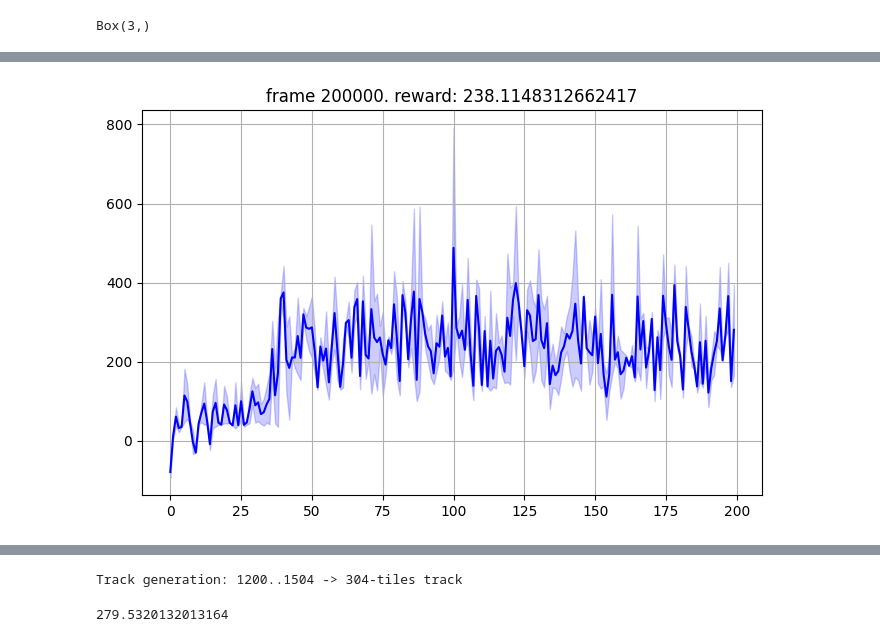
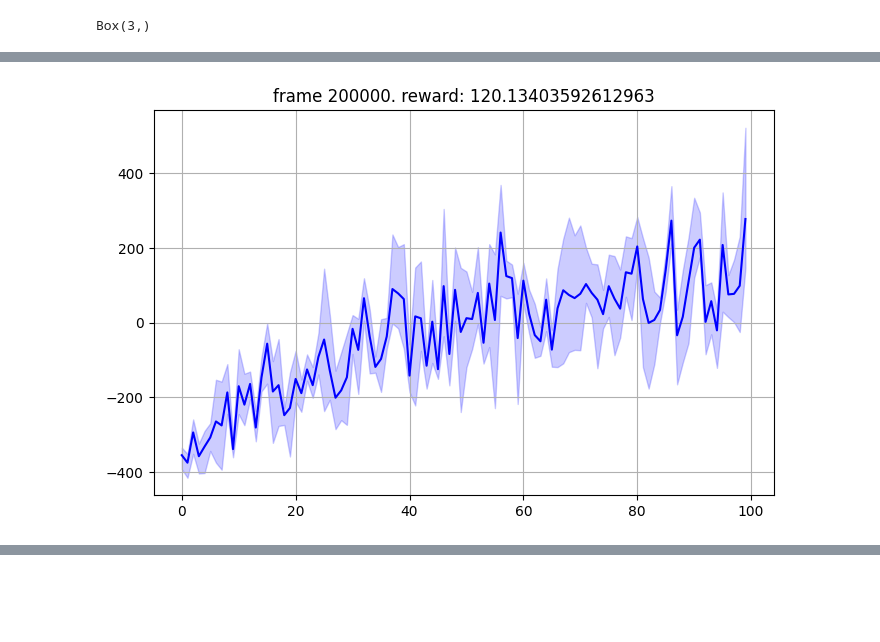
Before and after one commit to nimahsn/lusr_carracing, a Jupyter notebook: carracing_ppo.ipynb, the cells around one changed output, grey strips where cells are left out. Drawn from its saved outputs; the diff is of its cells as text; code cells hidden in the pictures; blank space fills up the shorter version.

```diff
--- a/carracing_ppo.ipynb
+++ b/carracing_ppo.ipynb
@@ -145,16 +146,16 @@ def ppo_update(model, ppo_epochs, mini_batch_size, states, actions, log_probs, r
                 # critic_loss = (return_ - value).pow(2).mean()
                 critic_loss = tf.reduce_mean(tf.square(return_ - value))
 
-                loss = 0.5 * critic_loss + actor_loss - 0.001 * entropy
+                loss = 0.8 * critic_loss + actor_loss - 0.001 * entropy
 
             grads = tape.gradient(loss, model.trainable_variables)
             model.optimizer.apply_gradients(zip(grads, model.trainable_variables))
 
         # log
-        if j % 20 == 0:
+        if j % 10 == 0:
             print(f'Epoch {j} loss: {loss.numpy()} actor_loss: {actor_loss.numpy()} critic_loss: {critic_loss.numpy()} entropy: {entropy.numpy()}')
 # %%
-num_envs = 4
+num_envs = 3
 env_name = "CarRacing-v0"
 
 def make_env():
@@ -179,7 +180,7 @@ actor = ActorNetwork()
 critic = CriticNetwork()
 encoder = Encoder(False)
 encoder.build([None, 64, 64, 3])
-encoder.load_weights('./encoder_weights_2.h5')
+encoder.load_weights('./encoder_weights_3.h5')
 encoder.trainable = False
 model = ActorCriticPPO(encoder, actor, critic)
 # %% [output]
@@ -193,11 +194,11 @@ model = ActorCriticPPO(encoder, actor, critic)
 # %%
-lr = 1e-5
+lr = 1e-4
 optimizer = tf.keras.optimizers.Adam(lr)
 model.compile(optimizer=optimizer)
 
 #Hyper params:
-num_steps        = 1000
-mini_batch_size  = 400
+num_steps        = 2000
+mini_batch_size  = 500
 ppo_epochs       = 100
 threshold_reward = -50
 
@@ -229,9 +230,9 @@ while frame_idx < max_frames and not early_stop:
         reward = np.array([0.0]*num_envs)
         for _ in range(4):
             next_state, reward_t, done, _ = envs.step(convert_to_continuous_action(action, True))
-            rewards_t = np.where(reward_t < 0, [-0.1]*num_envs, reward_t)
+            rewards_t = np.where(reward_t < 0, -0.1, reward_t)
             reward += reward_t
-            if done.any():
+            if done.all():
                 break
 
         one_hot_action = tf.squeeze(tf.one_hot(action, output_dim))
@@ -252,49 +253,50 @@ while frame_idx < max_frames and not early_stop:
         state = next_state
         frame_idx += 1
 
-        if frame_idx % 1000 == 0:
-            test_reward = [run_test_env(model, env_test, False) for _ in range(2)]
-            test_rewards.append(test_reward)
-            plot(frame_idx, test_rewards)
+        # if frame_idx % 1000 == 0:
+            # test_reward = [run_test_env(model, env_test, False) for _ in range(2)]
+            # test_rewards.append(test_reward)
+            # plot(frame_idx, test_rewards)
             # if test_reward > threshold_reward: early_stop = True
 
         # save checkpoint every 5000 frames
         if frame_idx % 5000 == 0:
-            os.mkdir(f'./checkpoints/{frame_idx}')
+            os.mkdir(f'./checkpoints_3/{frame_idx}')
             # os.mkdir(f'./checkpoints/{frame_idx}/commons')
-            os.mkdir(f'./checkpoints/{frame_idx}/actor')
-            os.mkdir(f'./checkpoints/{frame_idx}/critic')
+            os.mkdir(f'./checkpoints_3/{frame_idx}/actor')
+            os.mkdir(f'./checkpoints_3/{frame_idx}/critic')
 
             # model.commons.save_weights(f'./checkpoints/{frame_idx}/commons/weights.h5')
-            model.actor.save_weights(f'./checkpoints/{frame_idx}/actor/weights.h5')
-            model.critic.save_weights(f'./checkpoints/{frame_idx}/critic/weights.h5')
+            model.actor.save_weights(f'./checkpoints_3/{frame_idx}/actor/weights.h5')
+            model.critic.save_weights(f'./checkpoints_3/{frame_idx}/critic/weights.h5')
 
 
     _, next_value = model(next_state)
     next_value = tf.squeeze(next_value)
     returns = compute_gae(next_value, rewards, masks, values)
 
     total_rewards.append(np.sum(rewards, axis=0))
+    plot(frame_idx, total_rewards)
     total_returns.append(np.sum(returns, axis=0))
 
     log_probs = tf.concat(log_probs, axis=0)
     returns   = tf.concat(returns, axis=0)
     values    = tf.concat(values, axis=0)
     states    = tf.concat(states, axis=0)
     actions   = tf.concat(actions, axis=0)
     advantage = tf.convert_to_tensor(returns - values)
 
 
     ppo_update(model, ppo_epochs, mini_batch_size, states, actions, log_probs, returns, advantage)
     #log
     print(f'\nFrame_idx: {frame_idx}, entropy: {entropy.numpy()}, reward: {np.mean(rewards)}\n')
 
     if done.all():
         state = preprocess_state(envs.reset(), True)
         print('reset')
     else:
         state = next_state
 
 # save the model
 # %% [output]
-[figure, old version]
+[figure, new version]
@@ -308,6 +315 @@ Frame_idx: 200000, entropy: 218.9361114501953, reward: 0.09340749438424491
-# %%
-run_test_env(model, env_test, True)
-# %% [output]
-Track generation: 1200..1504 -> 304-tiles track
-279.5320132013164
 # %%
```
Also changed, not shown: parts of 47 cells of this notebook, 1 other file.
